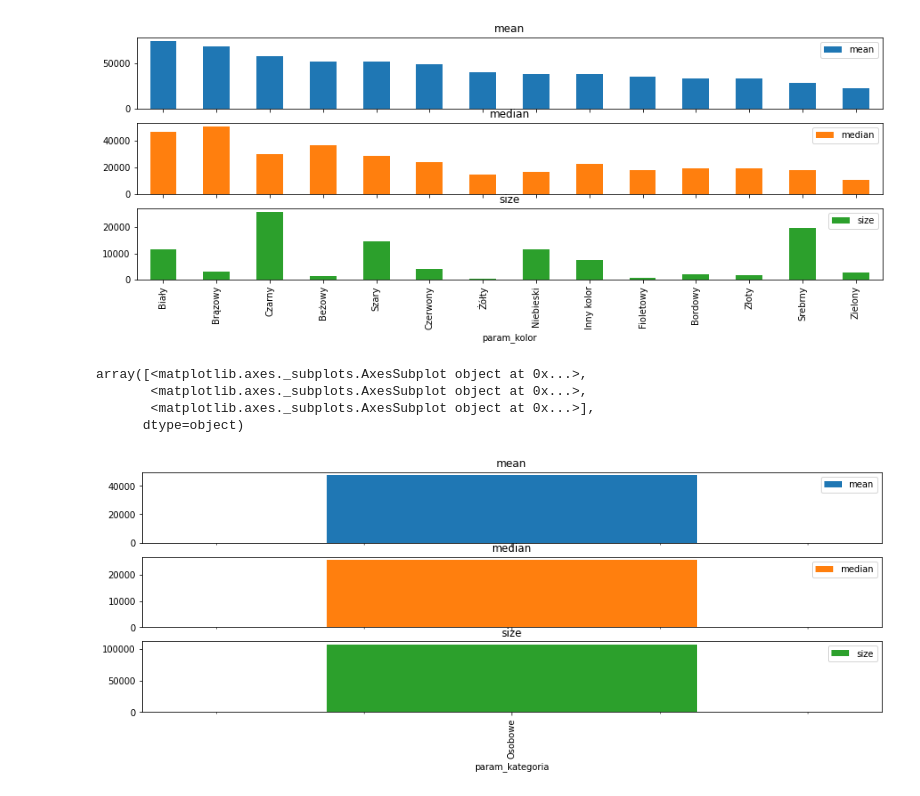
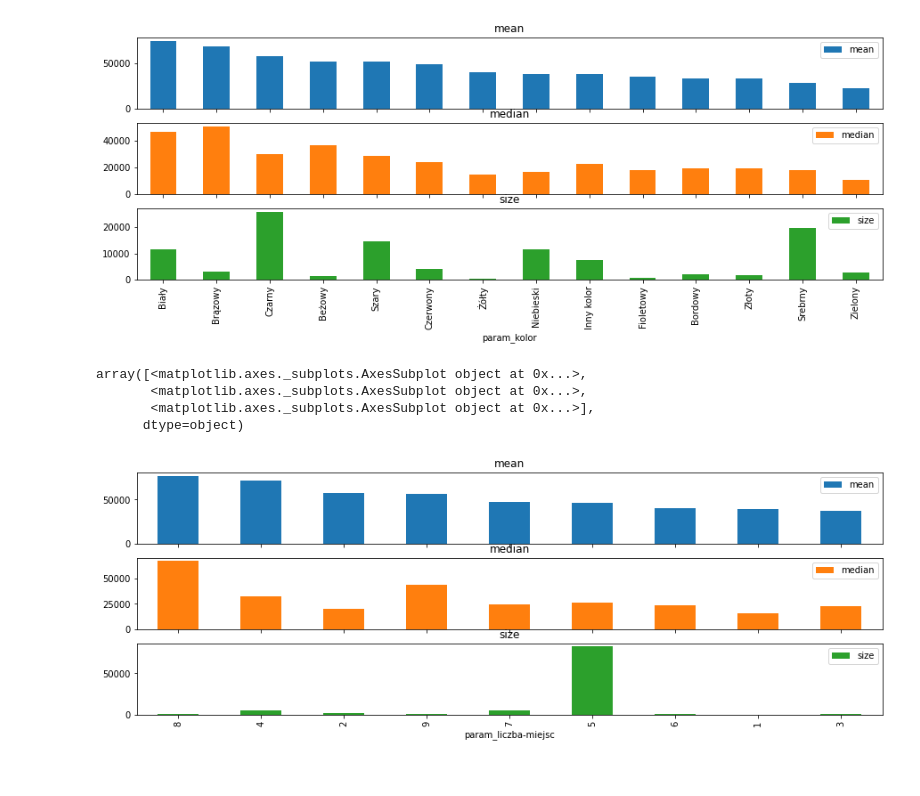
Before and after one commit to NykPol/dw_matrix_car, a Jupyter notebook: day2_visualization.ipynb, the cells around one changed output. Drawn from its saved outputs; the diff is of its cells as text; code cells hidden in the pictures.

Commit message:
add visualization v3

```diff
--- a/day2_visualization.ipynb
+++ b/day2_visualization.ipynb
@@ -116,13 +116,13 @@ array([<matplotlib.axes._subplots.AxesSubplot object at 0x...>,
       dtype=object)
 [figure]
 # %%
-group_and_barplot('param_kategoria',feat_sort='mean')
+group_and_barplot('param_liczba-miejsc',feat_sort='mean')
 # %% [output]
 array([<matplotlib.axes._subplots.AxesSubplot object at 0x...>,
        <matplotlib.axes._subplots.AxesSubplot object at 0x...>,
        <matplotlib.axes._subplots.AxesSubplot object at 0x...>],
       dtype=object)
-[figure, old version]
+[figure, new version]
 # %%
   !git config --global user.email "nickypolit2@gmail.com"
   !git config --global user.name "Nikita"
```
Also changed, not shown: parts of 2 cells of this notebook.
